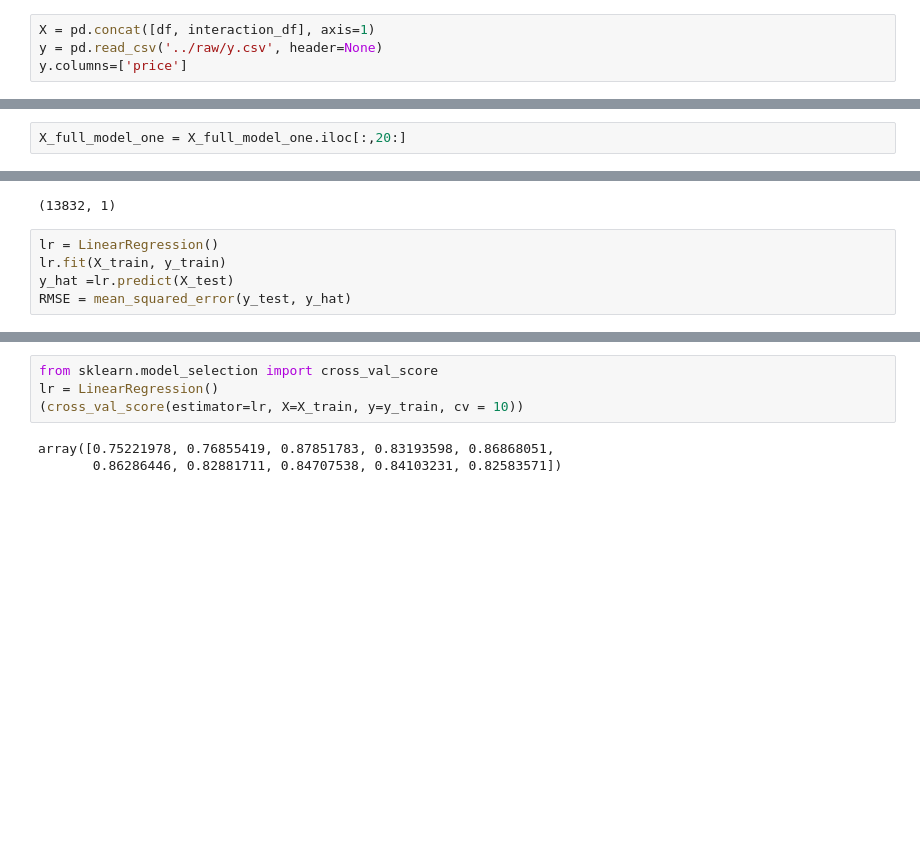
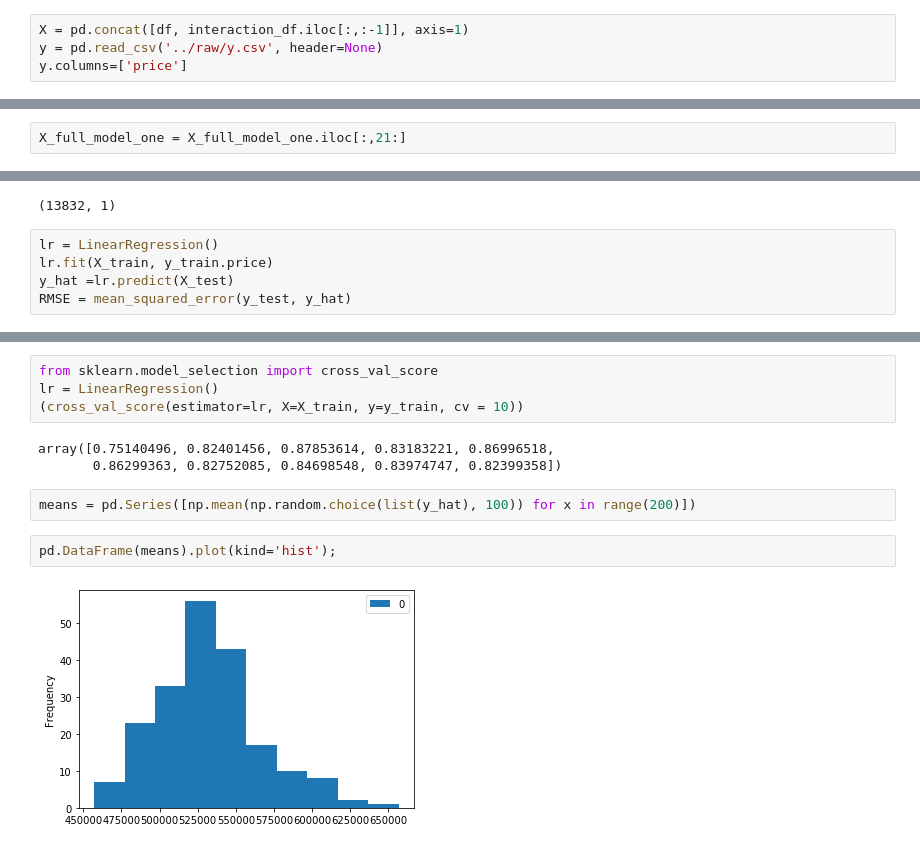
Before and after one commit to SlimHintz/King-County-Housing, a Jupyter notebook: featureNormalization/Interactions.ipynb, the cells around one changed output, grey strips where cells are left out. Drawn from its saved outputs; the diff is of its cells as text; blank space fills up the shorter version.

```diff
--- a/featureNormalization/Interactions.ipynb
+++ b/featureNormalization/Interactions.ipynb
@@ -74,5 +92,5 @@ interaction_df
 # %%
-X = pd.concat([df, interaction_df], axis=1)
+X = pd.concat([df, interaction_df.iloc[:,:-1]], axis=1)
 y = pd.read_csv('../raw/y.csv', header=None)
 y.columns=['price']
 # %%
@@ -134,7 +152,7 @@ list(enumerate(list(X_full_model_one.columns)))
  (267, 'offpeak'),
  (268, 'peak')]
 # %%
-X_full_model_one = X_full_model_one.iloc[:,20:]
+X_full_model_one = X_full_model_one.iloc[:,21:]
 # %%
 X = pd.concat([X_full_model_one, X], axis=1)
 # %%
@@ -149,7 +167,7 @@ y_train.shape
 (13832, 1)
 # %%
 lr = LinearRegression()
-lr.fit(X_train, y_train)
+lr.fit(X_train, y_train.price)
 y_hat =lr.predict(X_test)
 RMSE = mean_squared_error(y_test, y_hat)
 # %%
@@ -161,5 +200,11 @@ from sklearn.model_selection import cross_val_score
 lr = LinearRegression()
 (cross_val_score(estimator=lr, X=X_train, y=y_train, cv = 10))
 # %% [output]
-array([0.75221978, 0.76855419, 0.87851783, 0.83193598, 0.86868051,
-       0.86286446, 0.82881711, 0.84707538, 0.84103231, 0.82583571])
+array([0.75140496, 0.82401456, 0.87853614, 0.83183221, 0.86996518,
+       0.86299363, 0.82752085, 0.84698548, 0.83974747, 0.82399358])
+# %%
+means = pd.Series([np.mean(np.random.choice(list(y_hat), 100)) for x in range(200)])
+# %%
+pd.DataFrame(means).plot(kind='hist');
+# %% [output]
+[figure, added]
```
Also changed, not shown: parts of 11 cells of this notebook, 1 other file.
